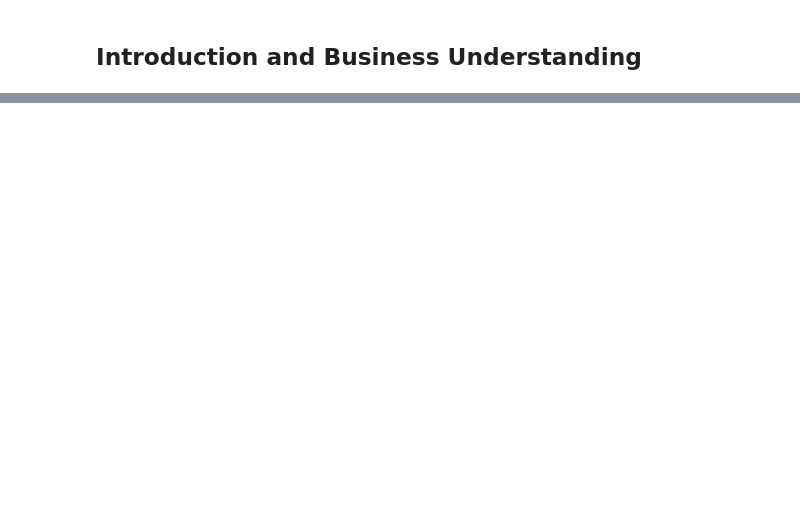
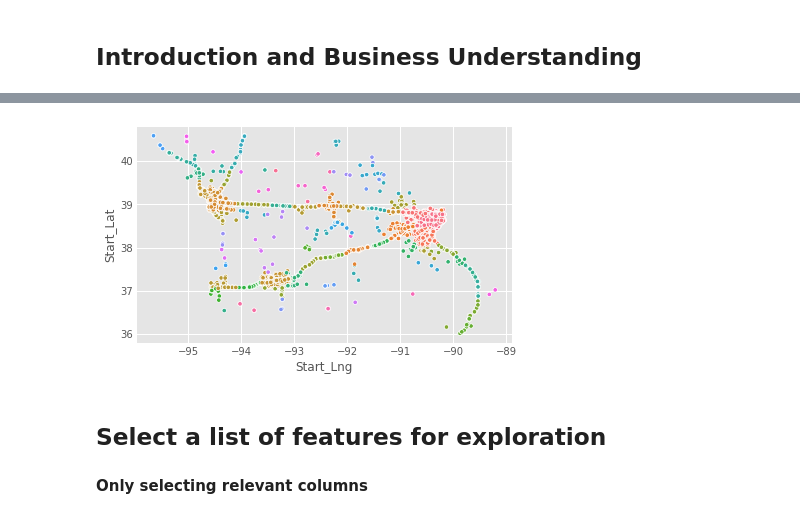
Before and after one commit to SirArtisanAzalea/Coursera_Capstone, a Jupyter notebook: Capstone Project Notebook.ipynb, the cells around one changed output, grey strips where cells are left out. Drawn from its saved outputs; the diff is of its cells as text; code cells hidden in the pictures; blank space fills up the shorter version.

```diff
--- a/Capstone Project Notebook.ipynb
+++ b/Capstone Project Notebook.ipynb
@@ -76,0 +171,10 @@ memory usage: 1008.6+ MB
+# %%
+# Drop the rows with td<0
+
+neg_outliers=df[td]<=0
+
+# Set outliers to NAN
+df[neg_outliers] = np.nan
+
+# Drop rows with negative td
+df.dropna(subset=[td],axis=0,inplace=True)
@@ -76,0 +189,16 @@ memory usage: 1008.6+ MB
+# %%
+# Remove outliers for Time_Duration(min): n * standard_deviation (n=3), backfill with median
+
+n=3
+
+median = df[td].median()
+std = df[td].std()
+outliers = (df[td] - median).abs() > std*n
+
+# Set outliers to NAN
+df[outliers] = np.nan
+
+# Fill NAN with median
+df[td].fillna(median, inplace=True)
+
+df.info()
@@ -76,0 +230,8 @@ memory usage: 1008.6+ MB
+# %%
+# Set state
+state='MO'
+
+# Select the state of Missouri
+df_state=df.loc[df.State==state].copy()
+df_state.drop('State', axis=1, inplace=True)
+df_state.info()
@@ -76,0 +256,9 @@ memory usage: 1008.6+ MB
+# %%
+# Map of accidents, color code by county
+sns.scatterplot(x='Start_Lng', y='Start_Lat', data=df_state, hue='County', legend=False, s=20)
+plt.show()
+# %% [output]
+[figure, added]
+# %% [markdown]
+## Select a list of features for exploration
+#### Only selecting relevant columns
```
Also changed, not shown: parts of 71 cells of this notebook.
